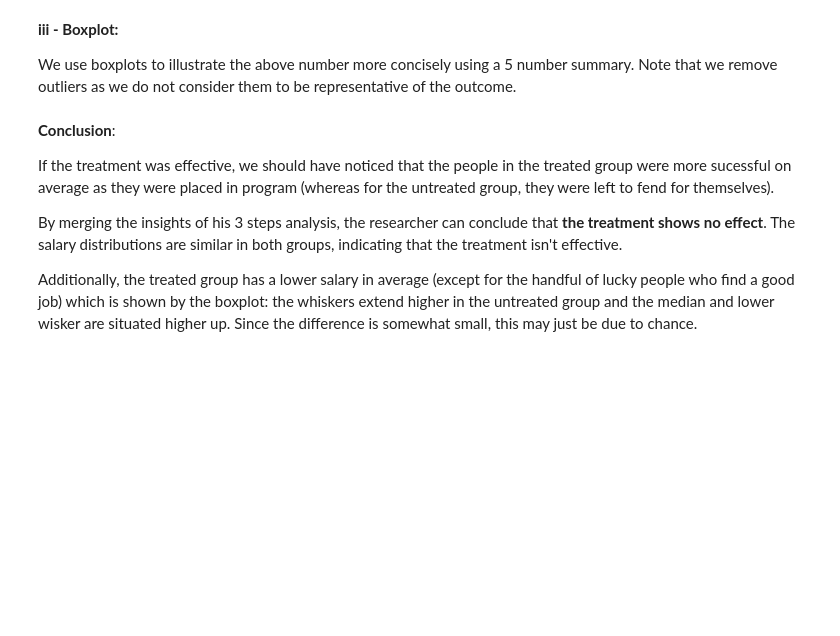
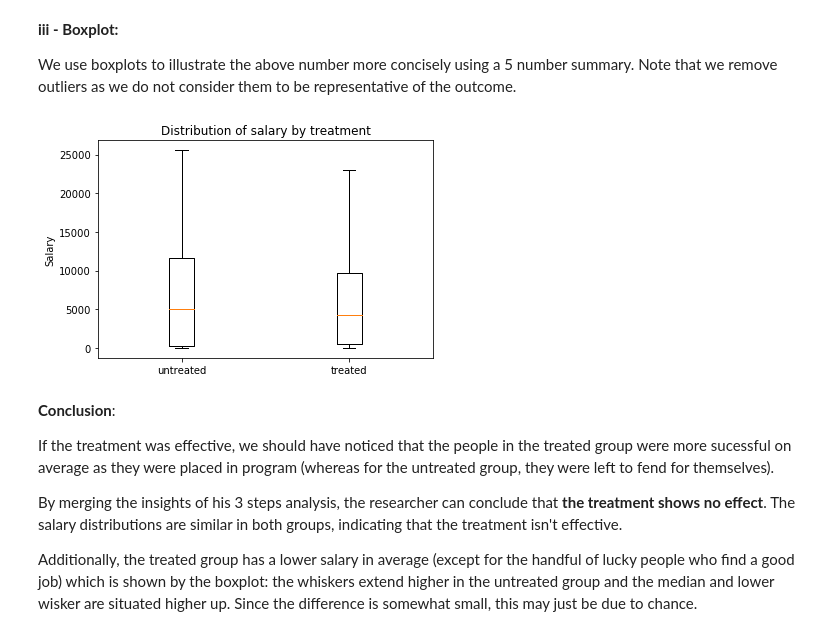
Before and after one commit to mtaziz/ada, a Jupyter notebook: HW4/Homework 4.ipynb, the cells around one changed output. Saved outputs shown, nothing was run; the diff lists cells and outputs as text; code cells hidden in the pictures; blank space fills up the shorter version.

```diff
--- a/HW4/Homework 4.ipynb
+++ b/HW4/Homework 4.ipynb
@@ -118,7 +119,7 @@ untreated = (lambda x: x.treat == 0)
 
 #mask application to the first DF
 treated_salary = lalonde_df[treated(lalonde_df)]['re78']
-untreated_salary = lalonde_df[untreated(lalonde_df)]['re78'
+untreated_salary = lalonde_df[untreated(lalonde_df)]['re78']
 # %% [markdown]
 ### 1. A naive analysis
 # %% [markdown]
@@ -159,14 +167,16 @@ We see a very similar distribution for both functions in the graph, except for t
 
 We use boxplots to illustrate the above number more concisely using a 5 number summary. Note that we remove outliers as we do not consider them to be representative of the outcome.
 # %%
-def boxplot_treat_untreat(treated_salary, untreated_salary):
+def outcome_by_treatment(untreated_salary, treated_salary):
     """draws boxplot of distribution of salary """
-    plt.boxplot([treated_salary, untreated_salary], labels=['treated', 'untreated'], showfliers=False)
-    plt.title('Distribution of salary by treated and untreated')
+    plt.boxplot([untreated_salary, treated_salary], labels=['untreated', 'treated'], showfliers=False)
+    plt.title('Distribution of salary by treatment')
     plt.ylabel('Salary')
     plt.show()
 
-boxplot_treat_untreat(treated_salary, untreated_salary)
+outcome_by_treatment(untreated_salary, treated_salary)
+# %% [output]
+[figure, added]
 # %% [markdown]
 **Conclusion**:
 
```
Also changed, not shown: parts of 86 cells of this notebook.
